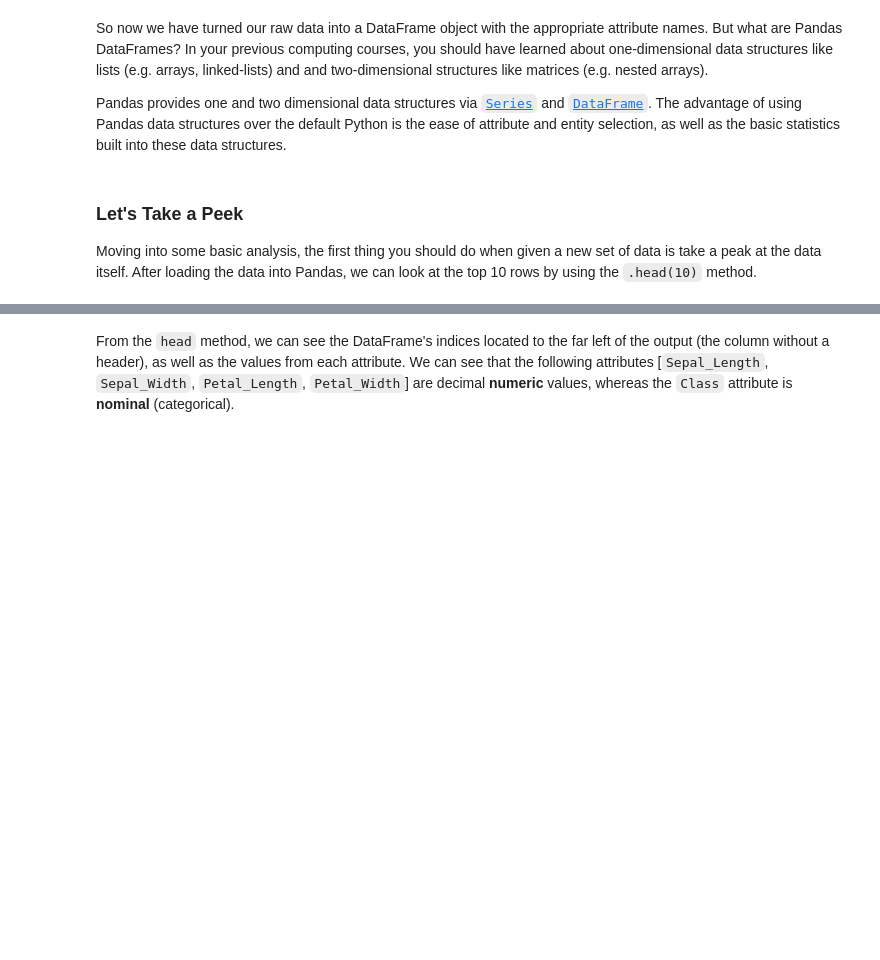
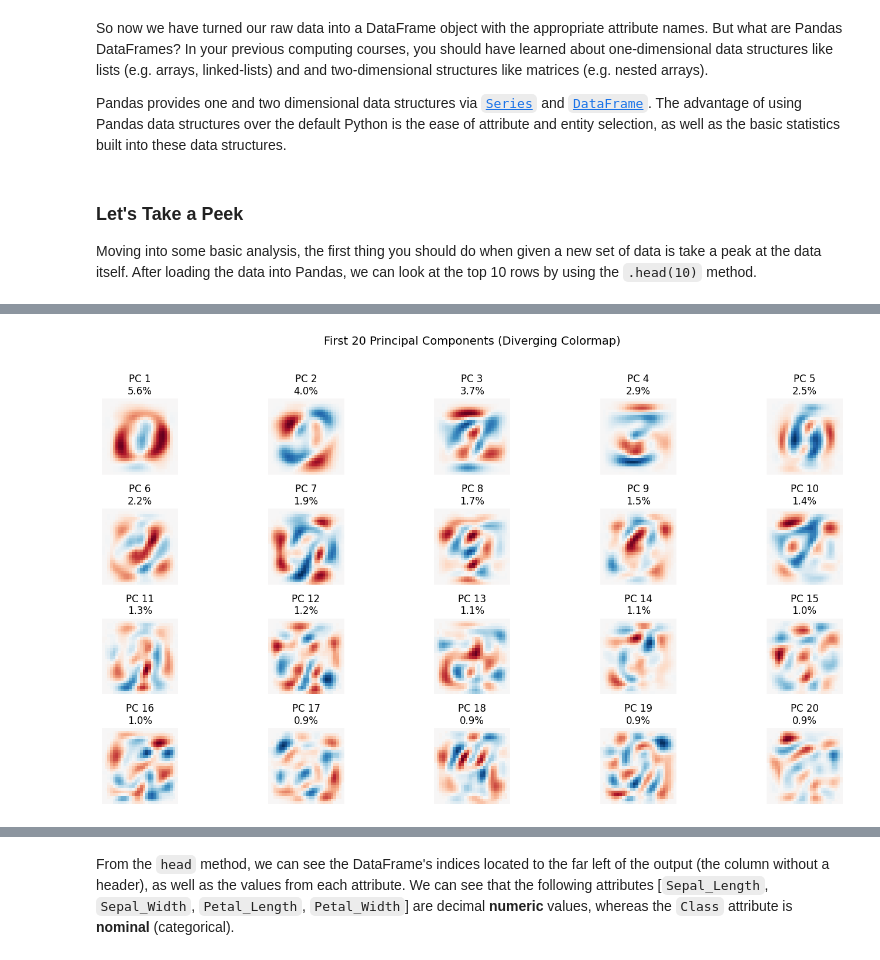
Before and after one commit to OscarIsorez/ComputerVision, a Jupyter notebook: CSC3831_Part_I/Practical_I/CSC3831_Partical_I.ipynb, the cells around one changed output, grey strips where cells are left out. Saved outputs shown, nothing was run; the diff lists cells and outputs as text; code cells hidden in the pictures; blank space fills up the shorter version.

```diff
--- a/CSC3831_Part_I/Practical_I/CSC3831_Partical_I.ipynb
+++ b/CSC3831_Part_I/Practical_I/CSC3831_Partical_I.ipynb
@@ -114,0 +113,97 @@ iris.head(10)
+# %%
+import numpy as np
+import matplotlib.pyplot as plt
+from sklearn.datasets import fetch_openml
+from sklearn.preprocessing import StandardScaler
+from sklearn.decomposition import PCA
+import seaborn as sns
+
+# Load and preprocess MNIST data
+print("Loading MNIST dataset...")
+X, y = fetch_openml('mnist_784', version=1, return_X_y=True, as_frame=False)
+X = X.astype('float32')
+
+# Scale the features
+scaler = StandardScaler()
+X_scaled = scaler.fit_transform(X)
+
+# Fit PCA
+pca = PCA()
+pca.fit(X_scaled)
+
+# 1. Classic visualization with diverging colormap
+plt.figure(figsize=(15, 8))
+plt.suptitle('First 20 Principal Components (Diverging Colormap)', y=1.02, size=14)
+for i in range(20):
+    plt.subplot(4, 5, i + 1)
+    component = pca.components_[i].reshape(28, 28)
+    vmax = np.abs(component).max()
+    plt.imshow(component, cmap='RdBu_r', vmin=-vmax, vmax=vmax)
+    plt.title(f'PC {i+1}\n{pca.explained_variance_ratio_[i]:.1%}')
+    plt.axis('off')
+plt.tight_layout()
+plt.show()
+
+# 2. Positive and negative contributions separately
+plt.figure(figsize=(15, 12))
+plt.suptitle('Positive and Negative Contributions of First 20 PCs', y=1.02, size=14)
+for i in range(20):
+    component = pca.components_[i].reshape(28, 28)
+
+    # Positive contributions
+    plt.subplot(5, 8, 2*i + 1)
+    pos_comp = np.maximum(component, 0)
+    plt.imshow(pos_comp, cmap='Reds')
+    plt.title(f'PC {i+1} (+)')
+    plt.axis('off')
+
+    # Negative contributions
+    plt.subplot(5, 8, 2*i + 2)
+    neg_comp = np.absolute(np.minimum(component, 0))
+    plt.imshow(neg_comp, cmap='Blues')
+    plt.title(f'PC {i+1} (-)')
+    plt.axis('off')
+plt.tight_layout()
+plt.show()
+
+# 3. Heatmap of component correlations
+plt.figure(figsize=(12, 10))
+correlations = np.corrcoef(pca.components_[:20])
+mask = np.triu(np.ones_like(correlations), k=1)
+sns.heatmap(correlations, mask=mask, center=0, cmap='RdBu_r',
+            annot=True, fmt='.2f', square=True, vmin=-1, vmax=1)
+plt.title('Correlations between First 20 Principal Components')
+plt.show()
+
+# 4. Distribution of weights
+plt.figure(figsize=(15, 10))
+plt.suptitle('Weight Distributions in First 20 Principal Components', y=1.02, size=14)
+for i in range(20):
+    plt.subplot(4, 5, i + 1)
+    weights = pca.components_[i]
+    plt.hist(weights, bins=50, color='skyblue', alpha=0.7)
+    plt.title(f'PC {i+1}')
+    plt.axvline(x=0, color='r', linestyle='--', alpha=0.5)
+plt.tight_layout()
+plt.show()
+
+# 5. Cumulative explained variance
+plt.figure(figsize=(10, 6))
+cumulative_variance_ratio = np.cumsum(pca.explained_variance_ratio_)
+plt.plot(range(1, 21), cumulative_variance_ratio[:20], 'bo-')
+plt.xlabel('Number of Components')
+plt.ylabel('Cumulative Explained Variance Ratio')
+plt.title('Cumulative Explained Variance by First 20 Components')
+plt.grid(True)
+plt.show()
+
+# Print additional statistics
+print("\nPCA Components Summary:")
+for i in range(20):
+    component = pca.components_[i]
+    print(f"\nPC {i+1}:")
+    print(f"Explained variance ratio: {pca.explained_variance_ratio_[i]:.4f}")
+    print(f"Max absolute weight: {np.abs(component).max():.4f}")
+    print(f"Mean weight: {np.mean(component):.4f}")
+    print(f"Std of weights: {np.std(component):.4f}")
+# %% [output]
@@ -114,0 +211 @@ iris.head(10)
+[figure, added]
```
Also changed, not shown: parts of 2 cells of this notebook.
